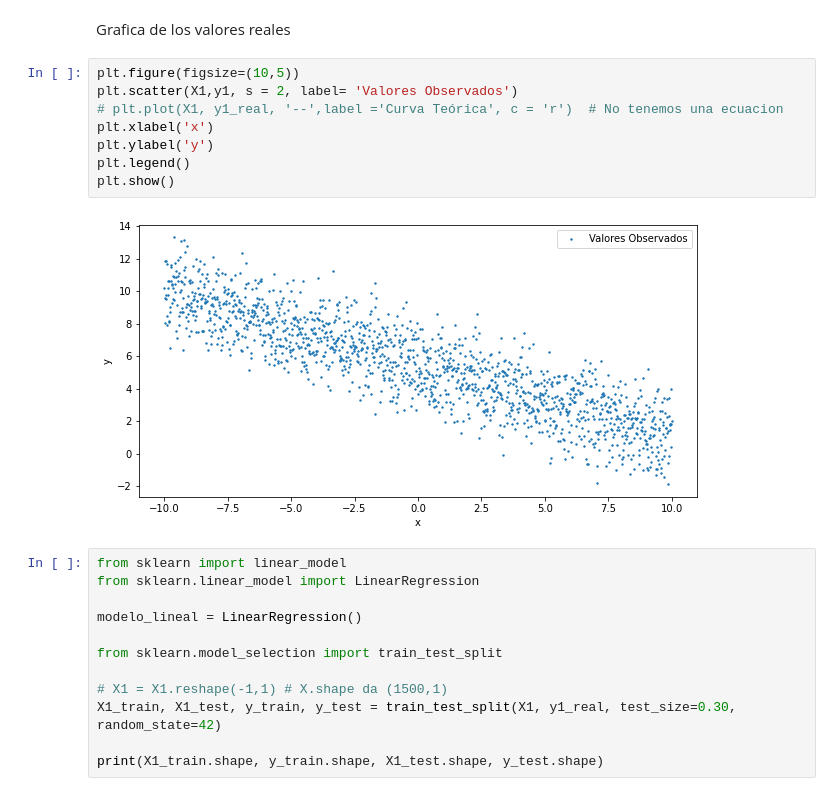
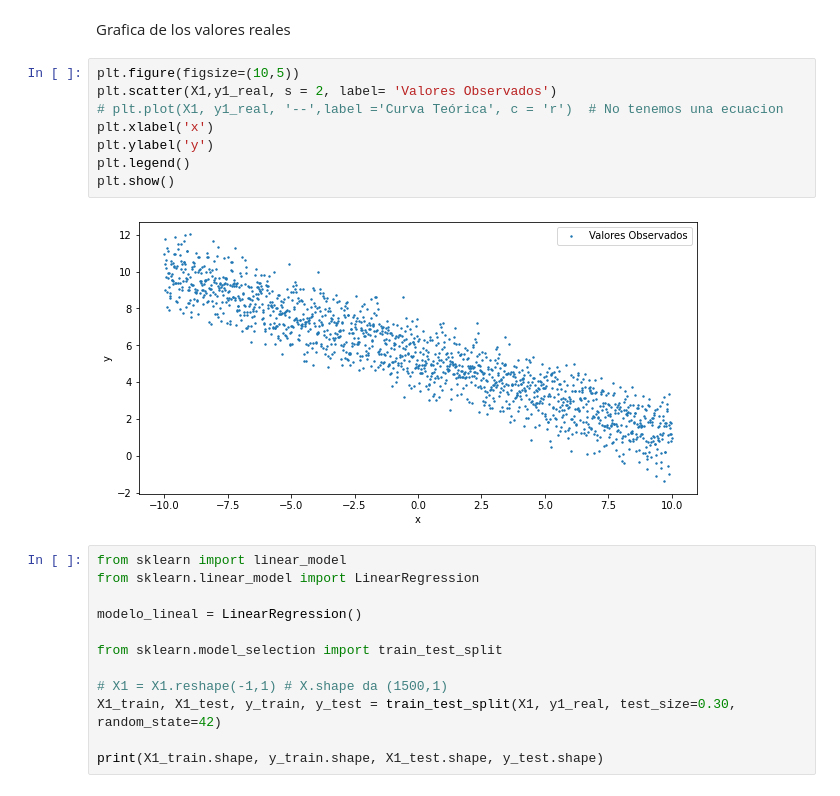
Before and after one commit to JavieraArrieta/Machine-Learning, a Jupyter notebook: Clase 01/Homework.ipynb, the cells around one changed output. Cells and saved outputs as stored; diff of their text form.

```diff
--- a/Clase 01/Homework.ipynb
+++ b/Clase 01/Homework.ipynb
@@ -62,14 +59,14 @@ print(y1_real.shape)
 Grafica de los valores reales
 # %%
 plt.figure(figsize=(10,5))
-plt.scatter(X1,y1, s = 2, label= 'Valores Observados')
+plt.scatter(X1,y1_real, s = 2, label= 'Valores Observados')
 # plt.plot(X1, y1_real, '--',label ='Curva Teórica', c = 'r')  # No tenemos una ecuacion
 plt.xlabel('x')
 plt.ylabel('y')
 plt.legend()
 plt.show()
 # %% [output]
-[figure, old version]
+[figure, new version]
 # %%
 from sklearn import linear_model
 from sklearn.linear_model import LinearRegression
```
Also changed, not shown: parts of 13 cells of this notebook, 5 other files.
